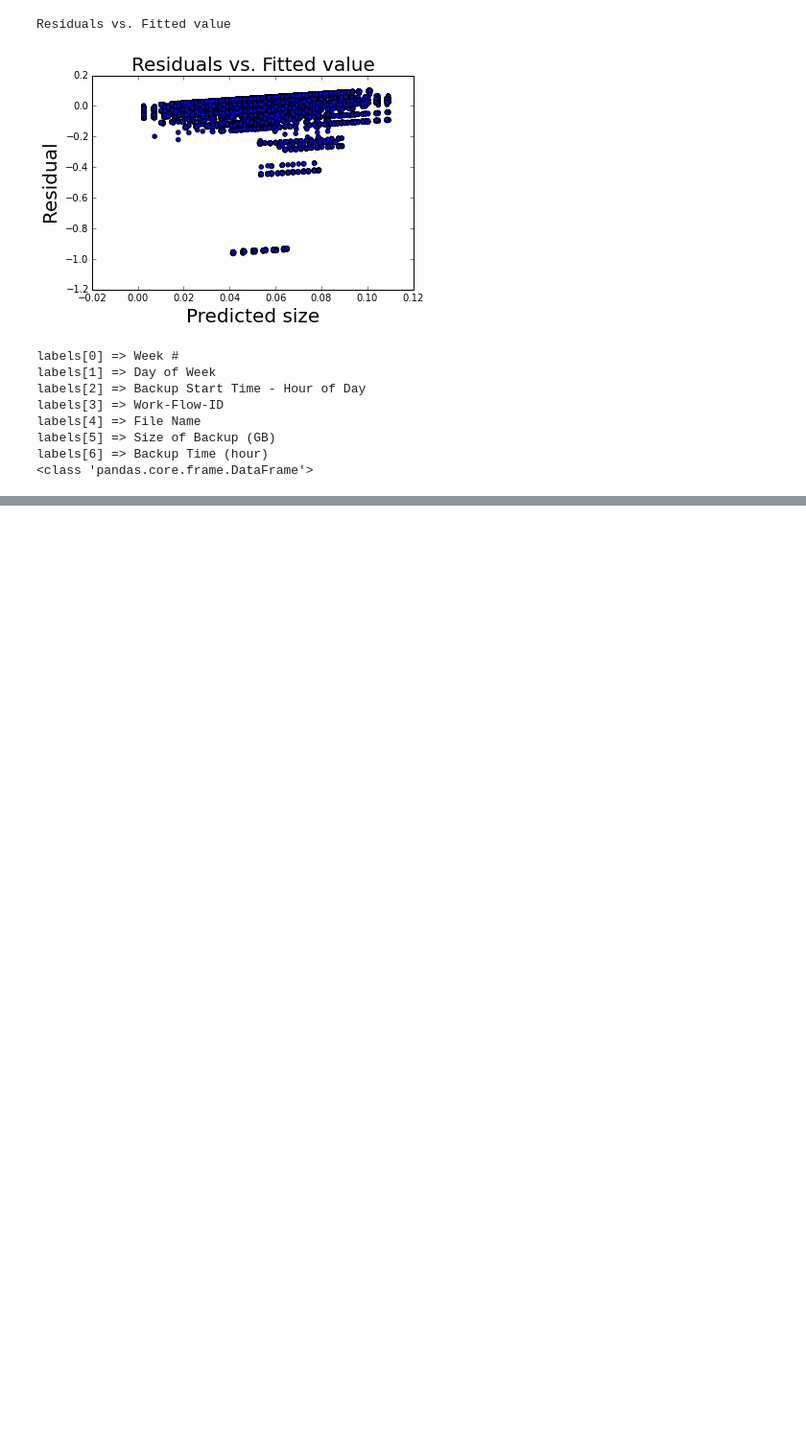
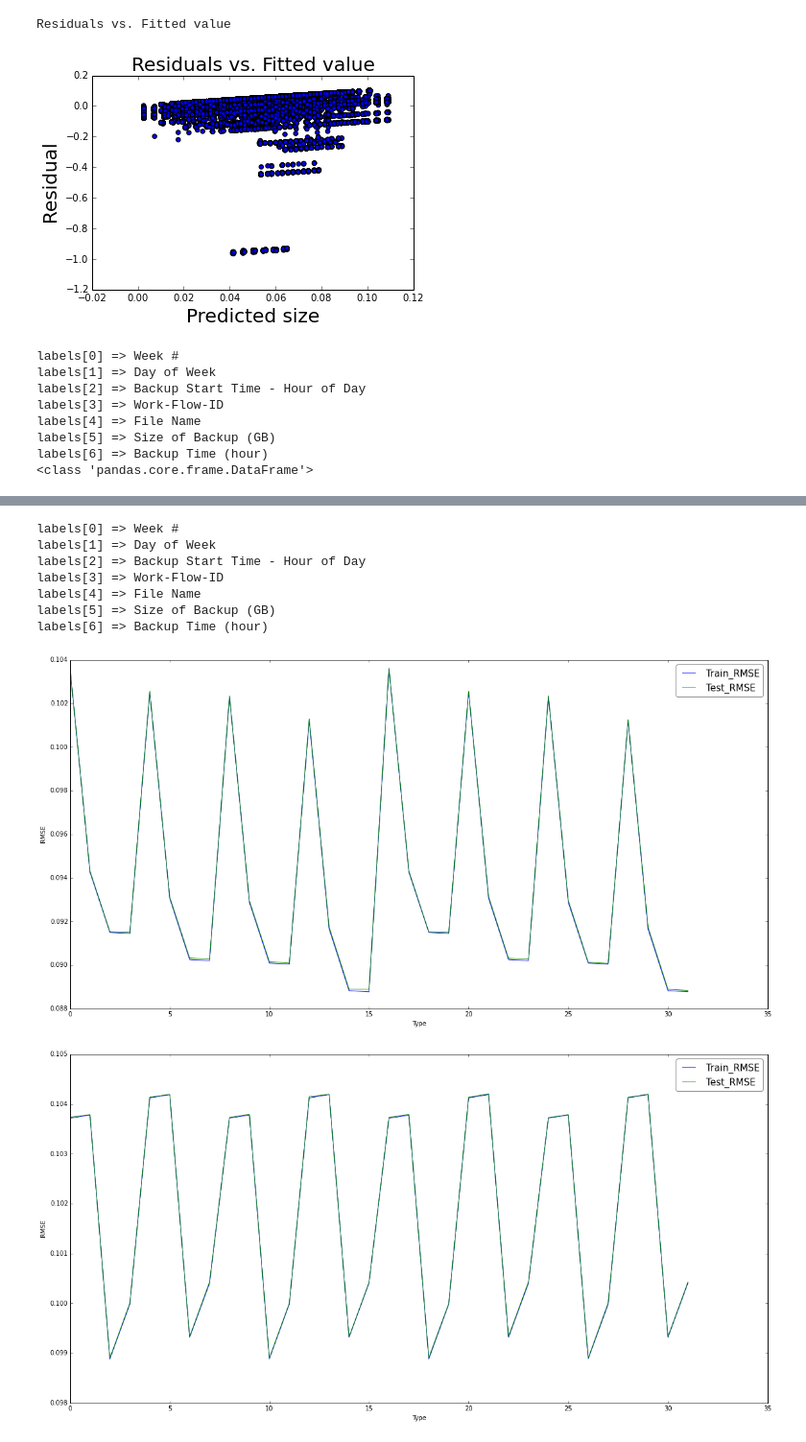
Before and after one commit to HonglanHuang/ee219, a Jupyter notebook: project4/codes/Part 2a.ipynb, the cells around one changed output, grey strips where cells are left out. Shown at 96% size. Cells and saved outputs as stored; diff of their text form; code cells hidden in the pictures; blank space fills up the shorter version.

```diff
--- a/project4/codes/Part 2a.ipynb
+++ b/project4/codes/Part 2a.ipynb
@@ -369,32 +369,41 @@ labels[6] => Backup Time (hour)
 # %%
 from sklearn.linear_model import Lasso
 Data = pd.read_csv("../data/network_backup_dataset.csv")
 labels = Data.columns
 for i, v in enumerate(labels):
     print "labels[" + str(i) + "] => " + v
 
 uniqueFiles = ['File_{0}'.format(s) for s in xrange(len((pd.unique(Data['File Name']))))]
 Data.drop(labels[6],1,inplace = True)
 Data_set, Lsts = MakeCombinationData(Data)
 
 def copy(data_set):
     tmp_data_set = []
     for data in data_set:
         tmp_data = data.copy()
         tmp_data_set.append(tmp_data)
     return tmp_data_set
 
+for alpha in 0.001,0.01,0.01,0.1:
+    tmp_Data_set = copy(Data_set)
+    Train_RMSE_set = []
+    Test_RMSE_set = []
+    for data in tmp_Data_set:
+        sample = data.copy()
+        target = data.pop('Size of Backup (GB)')
+        lin_reg = Lasso(alpha=alpha)
+        Train_RMSE, Test_RMSE = CaculateTrainandTestRSME(sample,True,lin_reg)
+        Train_RMSE_set.append(Train_RMSE)
+        Test_RMSE_set.append(Test_RMSE)
 
-tmp_Data_set = copy(Data_set)
-Train_RMSE_set = []
-Test_RMSE_set = []
-for data in tmp_Data_set:
-    sample = data.copy()
-    target = data.pop('Size of Backup (GB)')
-    lin_reg = Lasso(alpha=0.001)
-    lin_reg.fit(data,target)
-    Train_RMSE, Test_RMSE = CaculateTrainandTestRSME(sample,True)
-    Train_RMSE_set.append(Train_RMSE)
-    Test_RMSE_set.append(Test_RMSE)
-
-Plot32Model(Train_RMSE_set, Test_RMSE_set)
+    Plot32Model(Train_RMSE_set, Test_RMSE_set)
+# %% [output]
+labels[0] => Week #
+labels[1] => Day of Week
+labels[2] => Backup Start Time - Hour of Day
+labels[3] => Work-Flow-ID
+labels[4] => File Name
+labels[5] => Size of Backup (GB)
+labels[6] => Backup Time (hour)
+[figure, added]
+[figure, added]
```
Also changed, not shown: parts of 4 cells of this notebook.
